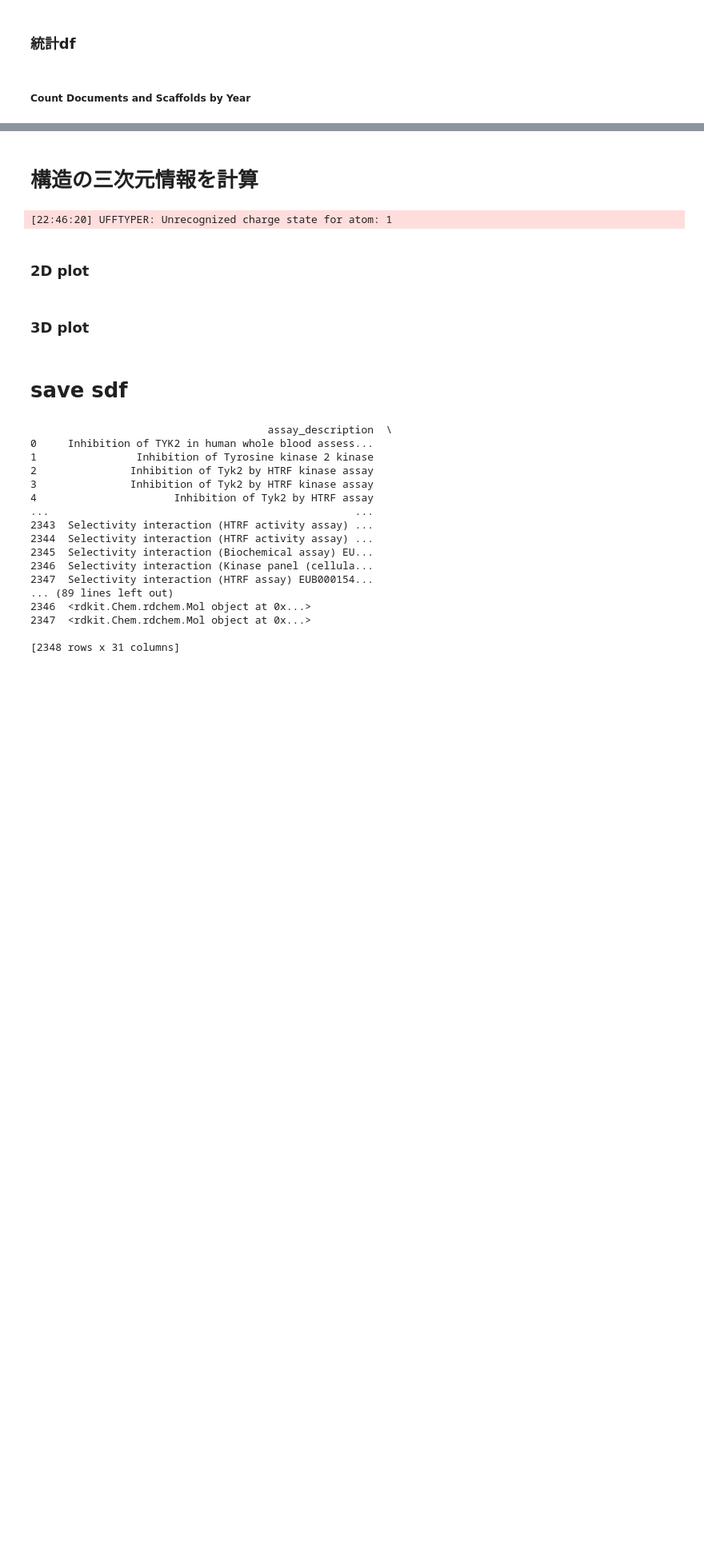
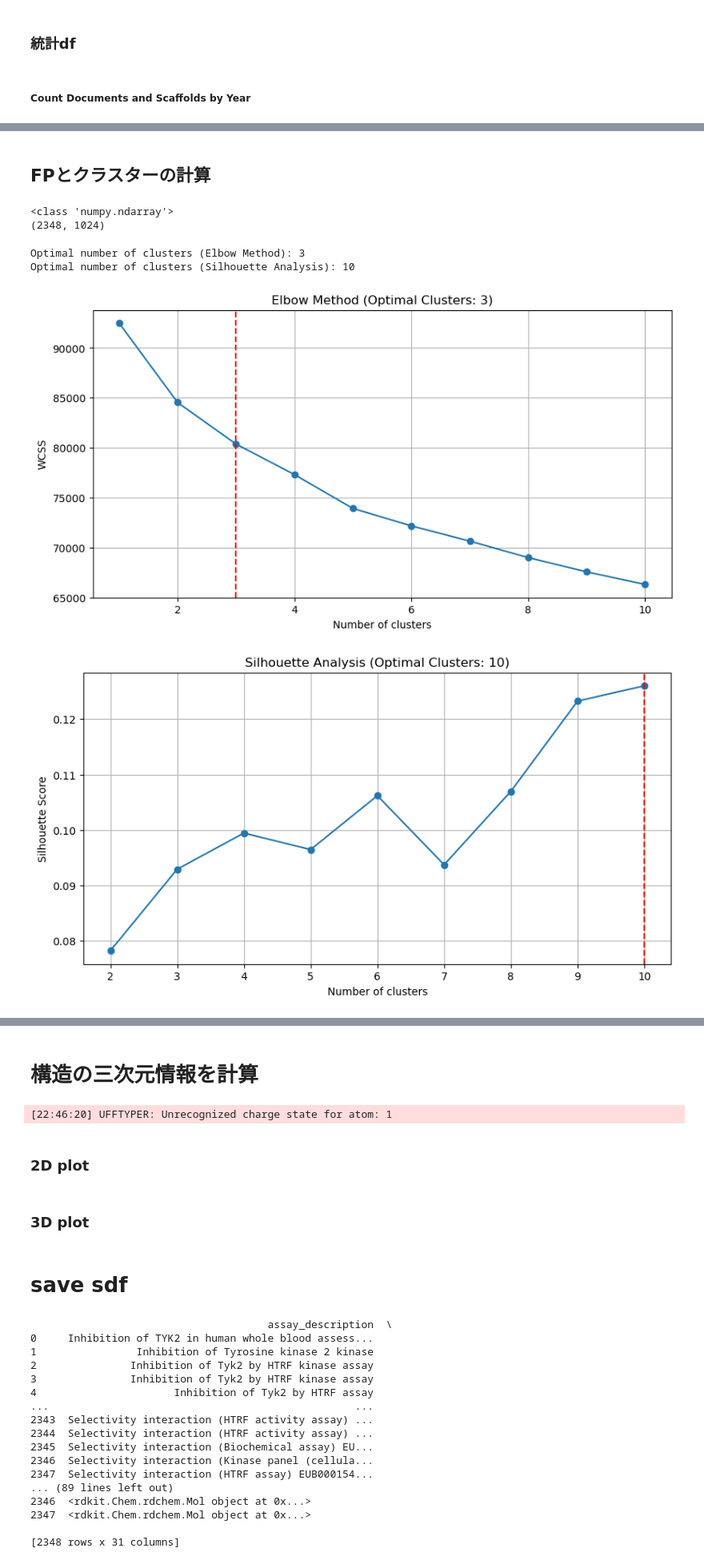
Before and after one commit to keetane/infomatics, a Jupyter notebook: ChEMBLapi.ipynb, the cells around one changed output, grey strips where cells are left out. Shown at 80% size. Drawn from its saved outputs; the diff is of its cells as text; code cells hidden in the pictures; blank space fills up the shorter version.

```diff
--- a/ChEMBLapi.ipynb
+++ b/ChEMBLapi.ipynb
@@ -145,0 +174,2 @@ fig.show()
+# %% [markdown]
+## FPとクラスターの計算
@@ -145,0 +213,78 @@ fig.show()
+# %%
+# 分子フィンガープrintを生成 (Morganフィンガープrintを使用)
+mfgen = rdFingerprintGenerator.GetMorganGenerator(radius=2, fpSize=1024)
+fps = np.array(mfgen.GetFingerprints(df['Molecule'], numThreads=1))
+print(type(fps))
+print(fps.shape)
+# %% [output]
+<class 'numpy.ndarray'>
+(2348, 1024)
+# %%
+import matplotlib.pyplot as plt
+from sklearn.cluster import KMeans
+from sklearn.metrics import silhouette_score
+import numpy as np
+
+# # サンプルデータの作成
+# from sklearn.datasets import make_blobs
+# data, _ = make_blobs(n_samples=300, centers=4, cluster_std=0.60, random_state=0)
+data = fps
+
+# エルボー法による最適なクラスター数の決定
+wcss = []  # 各クラスター数に対する歪みのリスト
+k_range = range(1, 11)
+
+for i in k_range:
+    kmeans = KMeans(n_clusters=i, init='k-means++', max_iter=300, n_init=10, random_state=0)
+    kmeans.fit(data)
+    wcss.append(kmeans.inertia_)
+
+# 最適なクラスター数の判定（エルボー法）
+def detect_elbow(wcss):
+    diff = np.diff(wcss)
+    diff_r = diff / diff.max()  # 標準化
+    second_diff = np.diff(diff_r)
+    elbow_index = np.argmax(second_diff) + 1
+    return elbow_index
+
+optimal_clusters_elbow = detect_elbow(wcss)
+print(f'Optimal number of clusters (Elbow Method): {optimal_clusters_elbow}')
+
+# シルエット分析による最適なクラスター数の決定
+silhouette_scores = []
+k_range_silhouette = range(2, 11)
+
+for i in k_range_silhouette:
+    kmeans = KMeans(n_clusters=i, init='k-means++', max_iter=300, n_init=10, random_state=0)
+    cluster_labels = kmeans.fit_predict(data)
+    silhouette_avg = silhouette_score(data, cluster_labels)
+    silhouette_scores.append(silhouette_avg)
+
+# 最適なクラスター数の判定（シルエット分析）
+optimal_clusters_silhouette = np.argmax(silhouette_scores) + 2  # インデックスの調整
+print(f'Optimal number of clusters (Silhouette Analysis): {optimal_clusters_silhouette}')
+
+# エルボー法のプロット（最適なクラスター数をコメントとして表示）
+plt.figure(figsize=(10, 5))
+plt.plot(k_range, wcss, marker='o')
+plt.xlabel('Number of clusters')
+plt.ylabel('WCSS')
+plt.title(f'Elbow Method (Optimal Clusters: {optimal_clusters_elbow})')
+plt.axvline(x=optimal_clusters_elbow, color='r', linestyle='--')  # 最適なクラスター数に垂直線を追加
+plt.grid(True)
+plt.show()
+
+# シルエット分析のプロット（最適なクラスター数をコメントとして表示）
+plt.figure(figsize=(10, 5))
+plt.plot(k_range_silhouette, silhouette_scores, marker='o')
+plt.xlabel('Number of clusters')
+plt.ylabel('Silhouette Score')
+plt.title(f'Silhouette Analysis (Optimal Clusters: {optimal_clusters_silhouette})')
+plt.axvline(x=optimal_clusters_silhouette, color='r', linestyle='--')  # 最適なクラスター数に垂直線を追加
+plt.grid(True)
+plt.show()
+# %% [output]
+Optimal number of clusters (Elbow Method): 3
+Optimal number of clusters (Silhouette Analysis): 10
+[figure, added]
+[figure, added]
```
Also changed, not shown: parts of 14 cells of this notebook, 2 other files.
